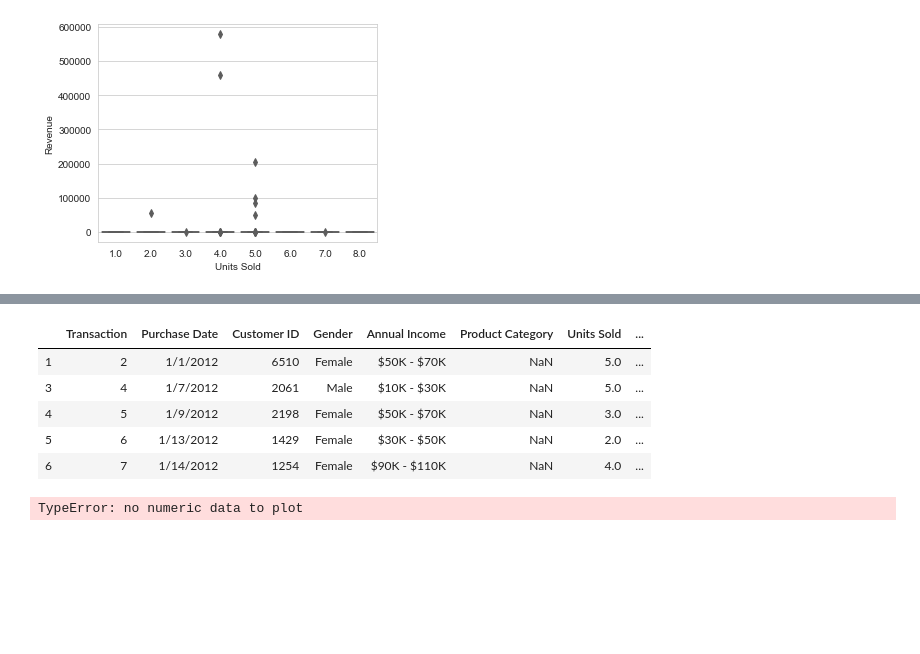
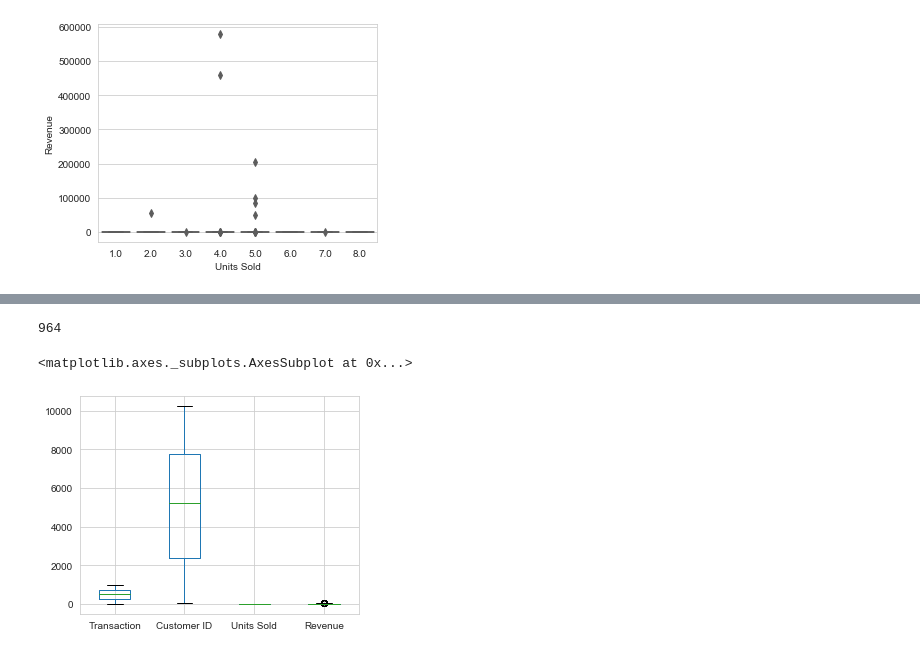
Before and after one commit to mostofa-ahsan/Financial-Data-Analysis, a Jupyter notebook: Grocery_EDA.ipynb, the cells around one changed output, grey strips where cells are left out. Cells and saved outputs as stored; diff of their text form; code cells hidden in the pictures; blank space fills up the shorter version.

```diff
--- a/Grocery_EDA.ipynb
+++ b/Grocery_EDA.ipynb
@@ -158,20 +131,12 @@ Name: Product Category, Length: 971, dtype: object
-# %%
-# from decimal import Decimal
-# df1 = Decimal(df.strip('$'))
-# df1.head()
-df.Revenue.apply(lambda x:x.strip('$'))
-# df.Revenue.apply(lambda x:x.replace('$',''))
-df.head()
-# %% [output]
-|  | Transaction | Purchase Date | Customer ID | Gender | Annual Income | Product Category | Units Sold | ... |
-| 1 | 2 | 1/1/2012 | 6510 | Female | $50K - $70K | NaN | 5.0 | ... |
-| 3 | 4 | 1/7/2012 | 2061 | Male | $10K - $30K | NaN | 5.0 | ... |
-| 4 | 5 | 1/9/2012 | 2198 | Female | $50K - $70K | NaN | 3.0 | ... |
-| 5 | 6 | 1/13/2012 | 1429 | Female | $30K - $50K | NaN | 2.0 | ... |
-| 6 | 7 | 1/14/2012 | 1254 | Female | $90K - $110K | NaN | 4.0 | ... |
-# %%
-# df1 = pd.DataFrame(data = data)
-# df.columns = ['Revenue']
-df['Revenue'].plot(style = 'o')
-# %% [output]
-TypeError: no numeric data to plot
+# %%
+df_rev=df['Revenue']
+df_wo_outliers= (df_rev<48)
+df=df[df_wo_outliers]
+len(df[df_wo_outliers])
+# %% [output]
+964
+# %%
+df.plot(kind='box')
+# %% [output]
+<matplotlib.axes._subplots.AxesSubplot at 0x...>
+[figure, added]
```
Also changed, not shown: parts of 4 cells of this notebook.
